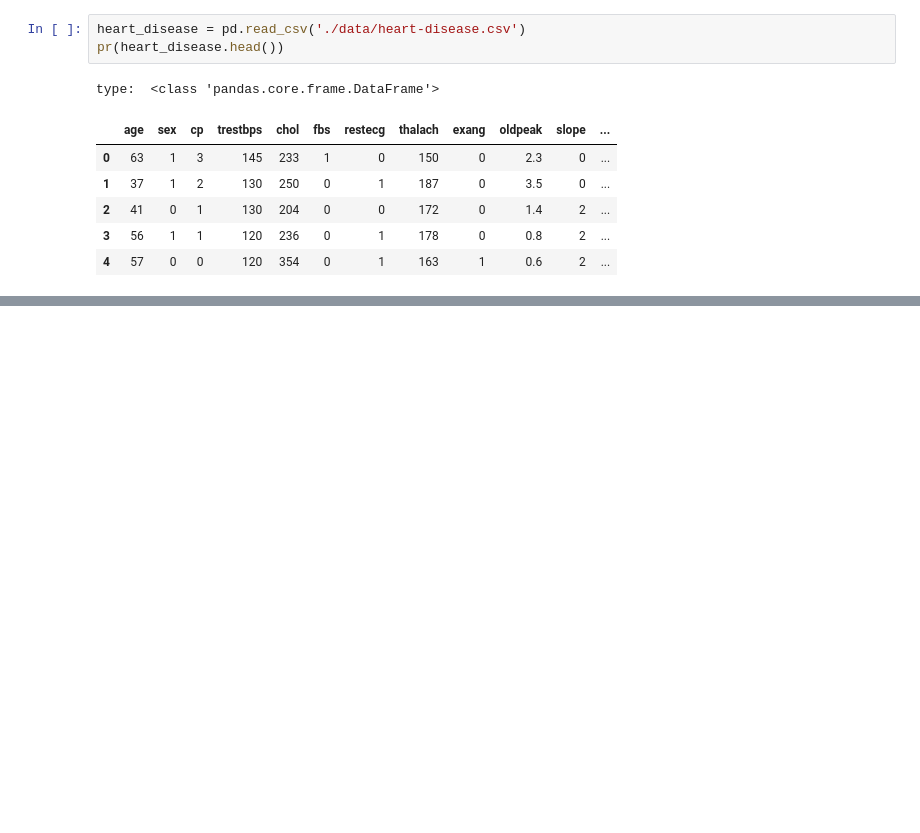
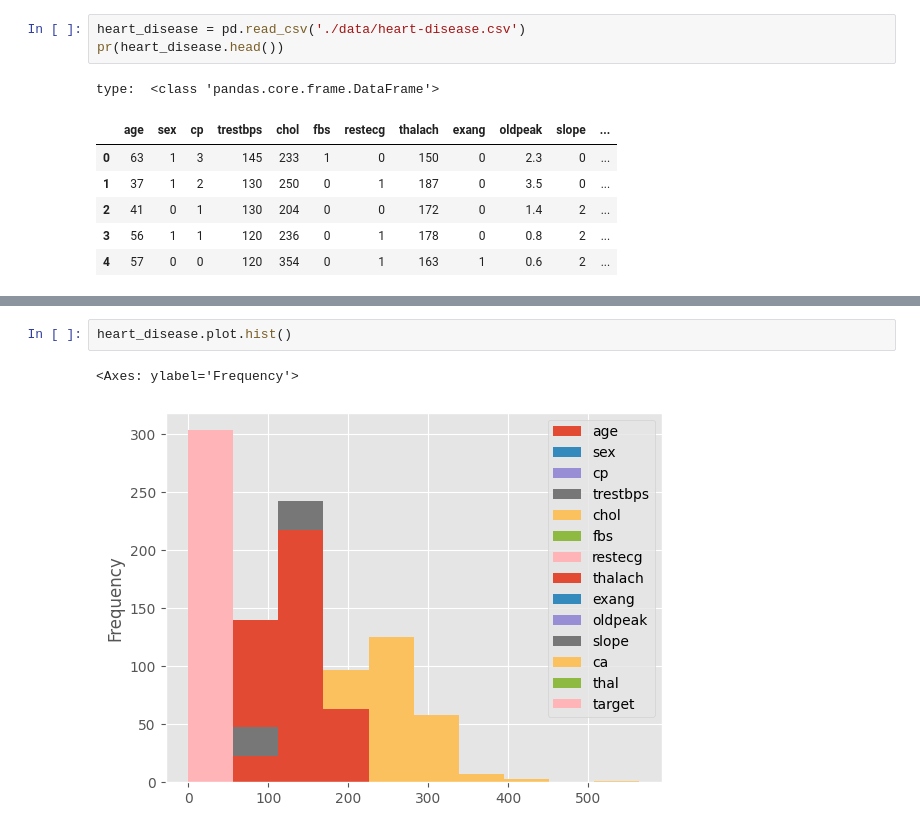
Before and after one commit to EslamKamel89/MLPlayground, a Jupyter notebook: SEC08_Matplotlib_Plotting_and_Data_Visualization.ipynb, the cells around one changed output, grey strips where cells are left out. Drawn from its saved outputs; the diff is of its cells as text; blank space fills up the shorter version.

```diff
--- a/SEC08_Matplotlib_Plotting_and_Data_Visualization.ipynb
+++ b/SEC08_Matplotlib_Plotting_and_Data_Visualization.ipynb
@@ -335,0 +344,5 @@ type:  <class 'pandas.core.frame.DataFrame'>
+# %%
+heart_disease.plot.hist()
+# %% [output]
+<Axes: ylabel='Frequency'>
+[figure, added]
```
Also changed, not shown: parts of 1 cell of this notebook.
